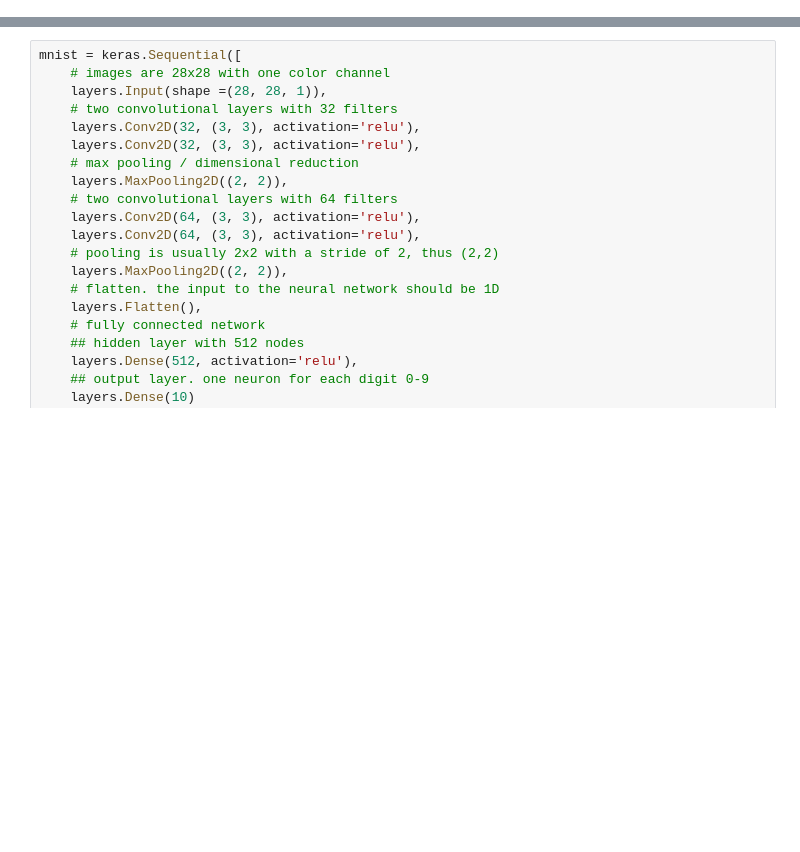
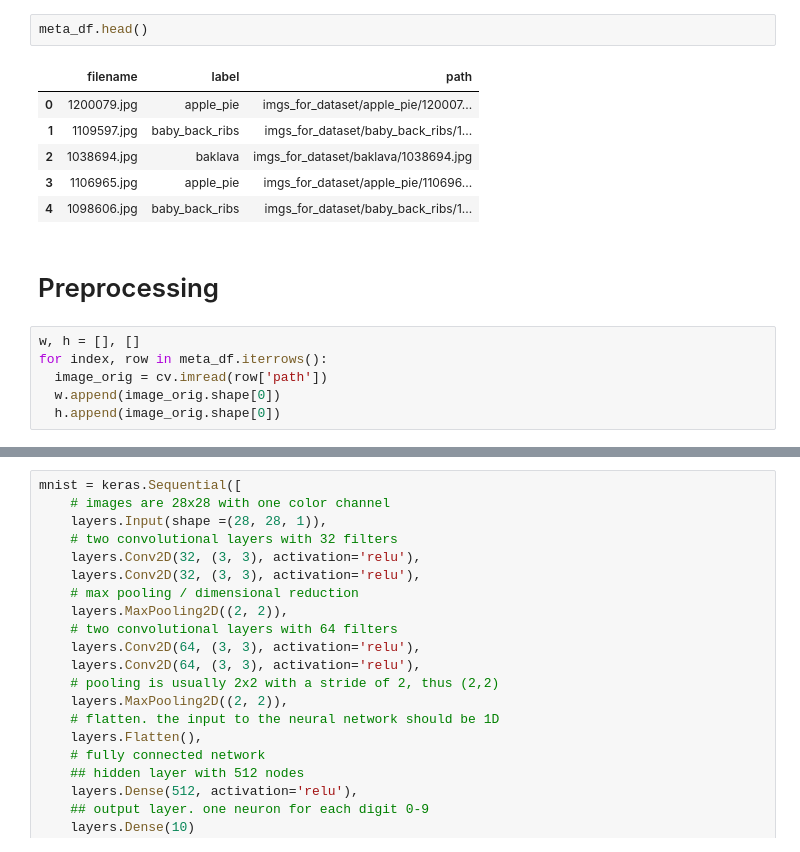
Before and after one commit to mdpatel2/MSAAI-521, a Jupyter notebook: MSAAI_521_Final_Project.ipynb, the cells around one changed output, grey strips where cells are left out. Drawn from its saved outputs; the diff is of its cells as text; blank space fills up the shorter version.

```diff
--- a/MSAAI_521_Final_Project.ipynb
+++ b/MSAAI_521_Final_Project.ipynb
@@ -76,0 +56,17 @@ TypeError: ignored
+# %%
+meta_df.head()
+# %% [output]
+|  | filename | label | path |
+| 0 | 1200079.jpg | apple_pie | imgs_for_dataset/apple_pie/120007... |
+| 1 | 1109597.jpg | baby_back_ribs | imgs_for_dataset/baby_back_ribs/1... |
+| 2 | 1038694.jpg | baklava | imgs_for_dataset/baklava/1038694.jpg |
+| 3 | 1106965.jpg | apple_pie | imgs_for_dataset/apple_pie/110696... |
+| 4 | 1098606.jpg | baby_back_ribs | imgs_for_dataset/baby_back_ribs/1... |
+# %% [markdown]
+# Preprocessing
+# %%
+w, h = [], []
+for index, row in meta_df.iterrows():
+  image_orig = cv.imread(row['path'])
+  w.append(image_orig.shape[0])
+  h.append(image_orig.shape[0])
```
Also changed, not shown: parts of 45 cells of this notebook.
